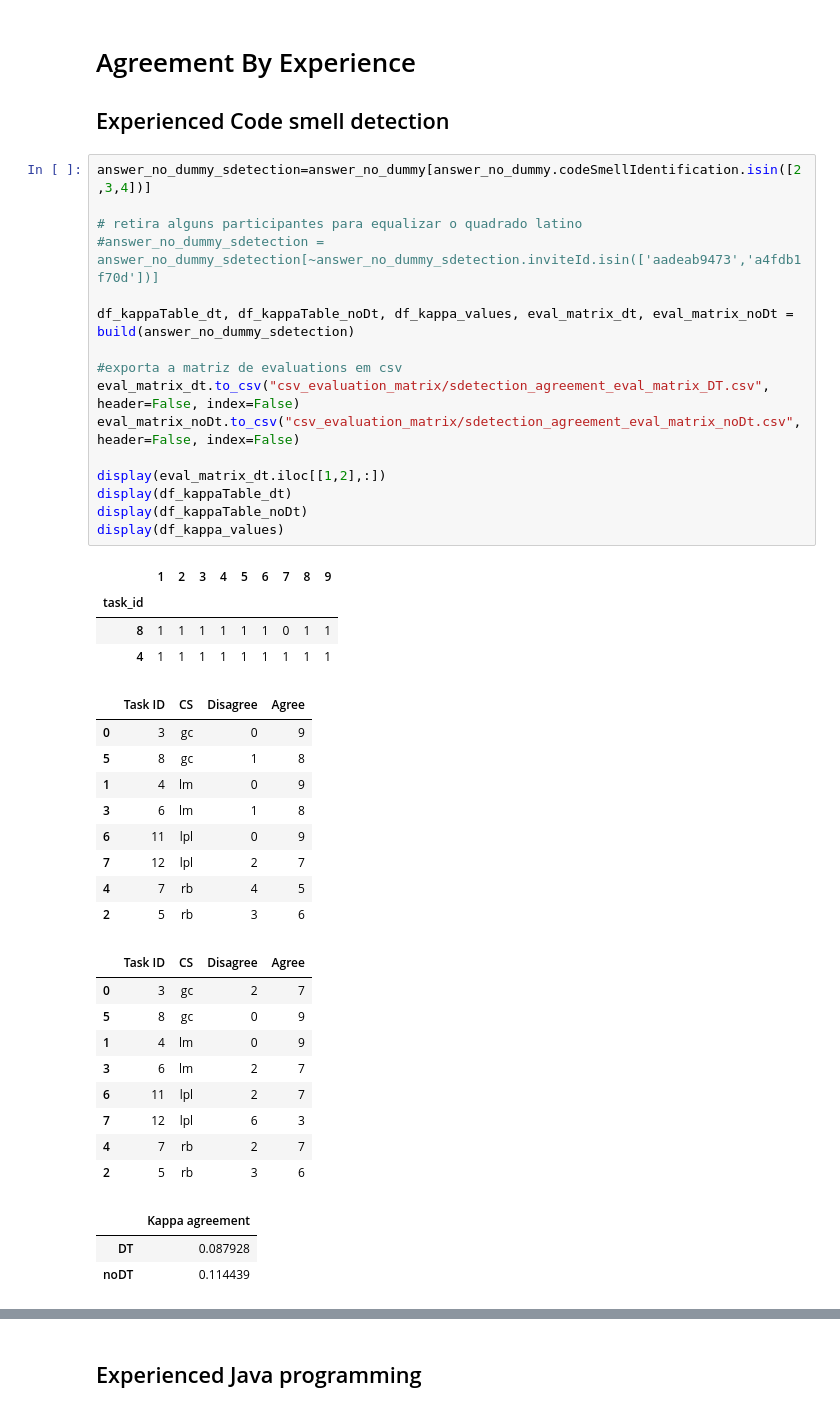
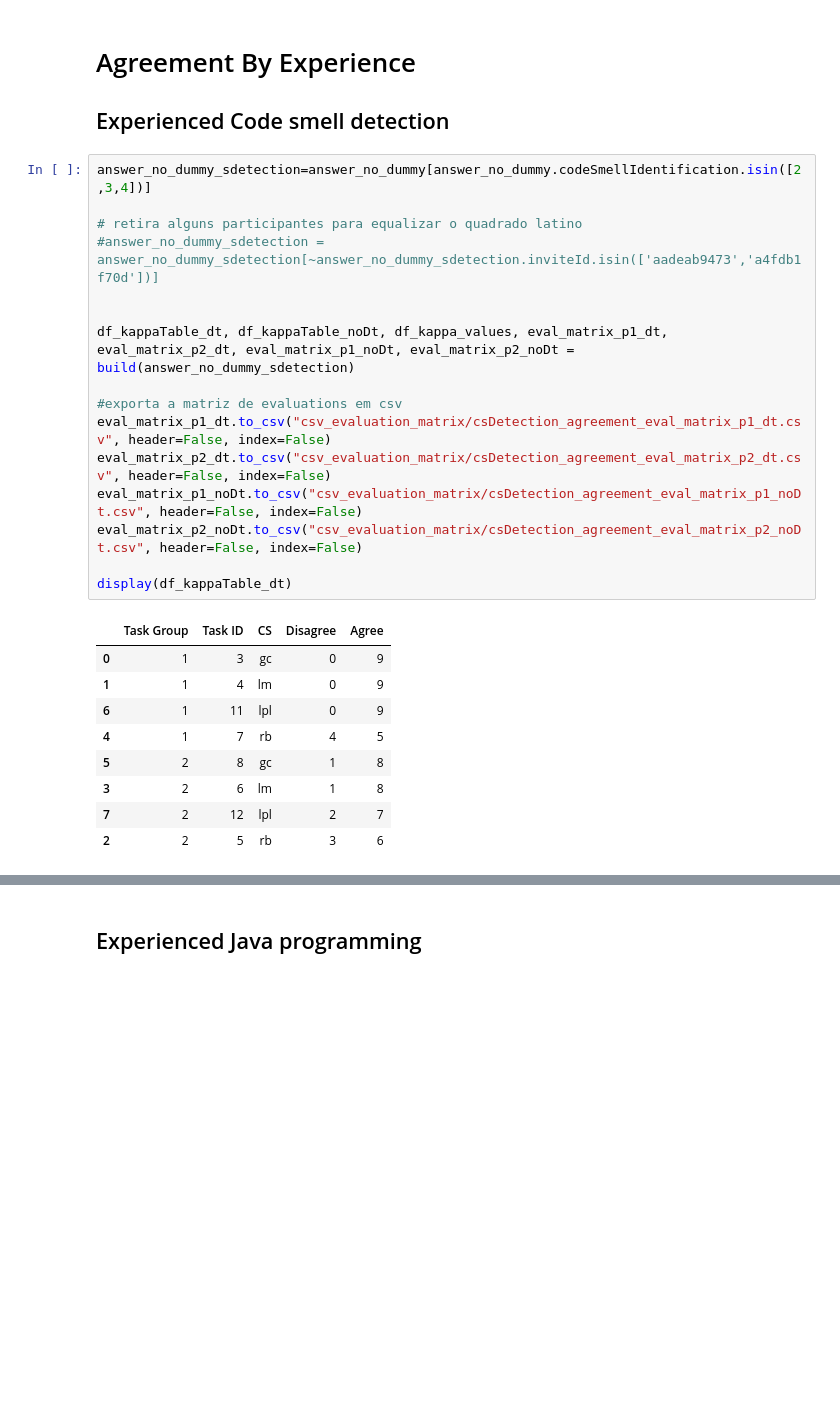
Before and after one commit to christianorossini/masterProject, a Jupyter notebook: experiment/experiments.ipynb, the cells around one changed output, grey strips where cells are left out. Saved outputs shown, nothing was run; the diff lists cells and outputs as text; blank space fills up the shorter version.

Commit message:
criação de novo evaluation matrix

```diff
--- a/experiment/experiments.ipynb
+++ b/experiment/experiments.ipynb
@@ -243,42 +323,26 @@ display(df_kappa_values)
 # %%
 answer_no_dummy_sdetection=answer_no_dummy[answer_no_dummy.codeSmellIdentification.isin([2,3,4])]
 
 # retira alguns participantes para equalizar o quadrado latino
 #answer_no_dummy_sdetection = answer_no_dummy_sdetection[~answer_no_dummy_sdetection.inviteId.isin(['aadeab9473','a4fdb1f70d'])]
 
-df_kappaTable_dt, df_kappaTable_noDt, df_kappa_values, eval_matrix_dt, eval_matrix_noDt = build(answer_no_dummy_sdetection)
+
+df_kappaTable_dt, df_kappaTable_noDt, df_kappa_values, eval_matrix_p1_dt, eval_matrix_p2_dt, eval_matrix_p1_noDt, eval_matrix_p2_noDt = build(answer_no_dummy_sdetection)
 
 #exporta a matriz de evaluations em csv
-eval_matrix_dt.to_csv("csv_evaluation_matrix/sdetection_agreement_eval_matrix_DT.csv", header=False, index=False)
-eval_matrix_noDt.to_csv("csv_evaluation_matrix/sdetection_agreement_eval_matrix_noDt.csv", header=False, index=False)
+eval_matrix_p1_dt.to_csv("csv_evaluation_matrix/csDetection_agreement_eval_matrix_p1_dt.csv", header=False, index=False)
+eval_matrix_p2_dt.to_csv("csv_evaluation_matrix/csDetection_agreement_eval_matrix_p2_dt.csv", header=False, index=False)
+eval_matrix_p1_noDt.to_csv("csv_evaluation_matrix/csDetection_agreement_eval_matrix_p1_noDt.csv", header=False, index=False)
+eval_matrix_p2_noDt.to_csv("csv_evaluation_matrix/csDetection_agreement_eval_matrix_p2_noDt.csv", header=False, index=False)
 
-display(eval_matrix_dt.iloc[[1,2],:])
 display(df_kappaTable_dt)
-display(df_kappaTable_noDt)
-display(df_kappa_values)
 # %% [output]
-|  | 1 | 2 | 3 | 4 | 5 | 6 | 7 | 8 | 9 |
-| task_id |  |  |  |  |  |  |  |  |  |
-| 8 | 1 | 1 | 1 | 1 | 1 | 1 | 0 | 1 | 1 |
-| 4 | 1 | 1 | 1 | 1 | 1 | 1 | 1 | 1 | 1 |
+|  | Task Group | Task ID | CS | Disagree | Agree |
+| 0 | 1 | 3 | gc | 0 | 9 |
+| 1 | 1 | 4 | lm | 0 | 9 |
+| 6 | 1 | 11 | lpl | 0 | 9 |
+| 4 | 1 | 7 | rb | 4 | 5 |
+| 5 | 2 | 8 | gc | 1 | 8 |
+| 3 | 2 | 6 | lm | 1 | 8 |
+| 7 | 2 | 12 | lpl | 2 | 7 |
+| 2 | 2 | 5 | rb | 3 | 6 |
-|  | Task ID | CS | Disagree | Agree |
-| 0 | 3 | gc | 0 | 9 |
-| 5 | 8 | gc | 1 | 8 |
-| 1 | 4 | lm | 0 | 9 |
-| 3 | 6 | lm | 1 | 8 |
-| 6 | 11 | lpl | 0 | 9 |
-| 7 | 12 | lpl | 2 | 7 |
-| 4 | 7 | rb | 4 | 5 |
-| 2 | 5 | rb | 3 | 6 |
-|  | Task ID | CS | Disagree | Agree |
-| 0 | 3 | gc | 2 | 7 |
-| 5 | 8 | gc | 0 | 9 |
-| 1 | 4 | lm | 0 | 9 |
-| 3 | 6 | lm | 2 | 7 |
-| 6 | 11 | lpl | 2 | 7 |
-| 7 | 12 | lpl | 6 | 3 |
-| 4 | 7 | rb | 2 | 7 |
-| 2 | 5 | rb | 3 | 6 |
-|  | Kappa agreement |
-| DT | 0.087928 |
-| noDT | 0.114439 |
```
Also changed, not shown: parts of 38 cells of this notebook, 26 other files.
